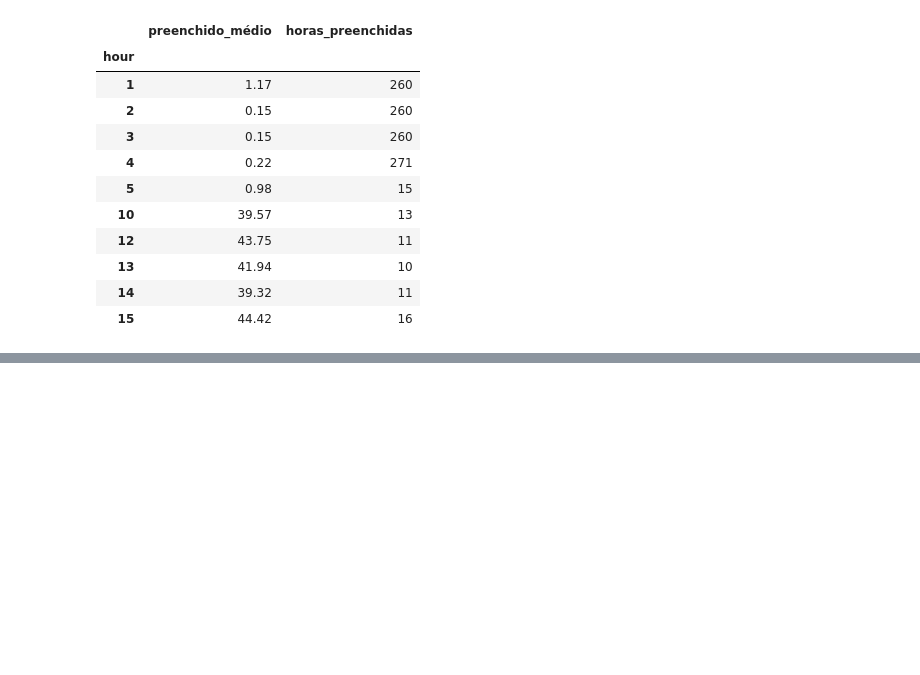
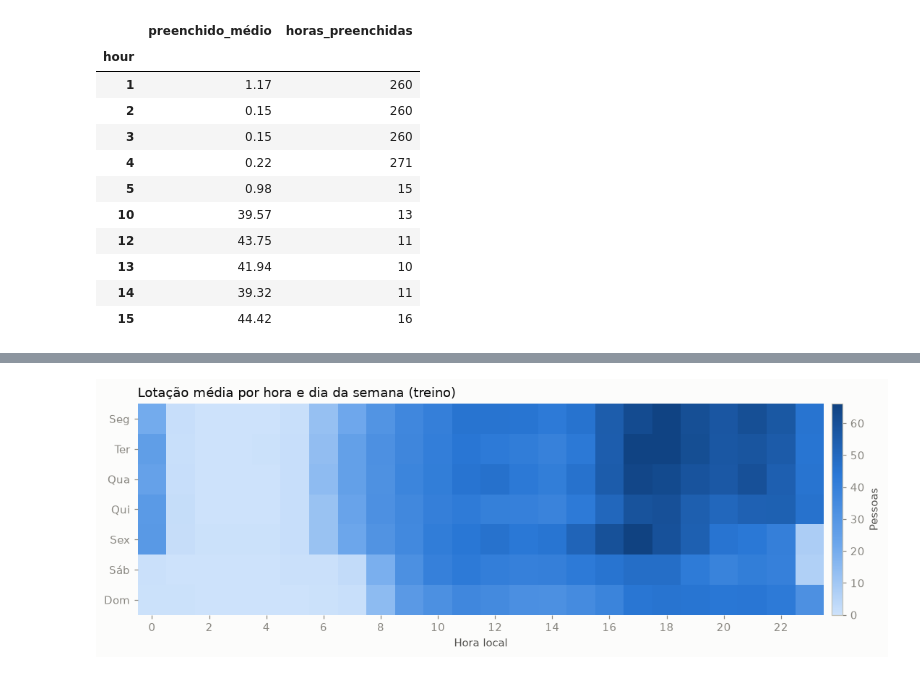
Before and after one commit to GabrielcMiranda/gym-crowndedness-forecasting, a Jupyter notebook: notebooks/02_previsao_lotacao_lstm.ipynb, the cells around one changed output, grey strips where cells are left out. Saved outputs shown, nothing was run; the diff lists cells and outputs as text; code cells hidden in the pictures; blank space fills up the shorter version.

```diff
--- a/notebooks/02_previsao_lotacao_lstm.ipynb
+++ b/notebooks/02_previsao_lotacao_lstm.ipynb
@@ -657,0 +662,24 @@ Horas preenchidas depois da correção:
+# %%
+training_hourly = hourly.loc[:training_end]
+training_readings = readings[readings["local_time"] <= training_end]
+
+weekday_names = ["Seg", "Ter", "Qua", "Qui", "Sex", "Sáb", "Dom"]
+hour_weekday_mean = (
+    training_hourly.assign(hour_of_day=training_hourly.index.hour, weekday=training_hourly.index.day_of_week)
+    .pivot_table(index="weekday", columns="hour_of_day", values="people_observed", aggfunc="mean")
+)
+sequential_blues = LinearSegmentedColormap.from_list("sequential_blues", ["#cde2fb", "#6da7ec", "#2a78d6", "#104281"])
+
+fig, ax = plt.subplots(figsize=(11, 3.6))
+heatmap = ax.imshow(hour_weekday_mean.values, aspect="auto", cmap=sequential_blues, vmin=0)
+ax.set_title("Lotação média por hora e dia da semana (treino)")
+ax.set_xlabel("Hora local")
+ax.set_xticks(range(0, 24, 2))
+ax.set_yticks(range(7), weekday_names)
+ax.grid(False)
+ax.spines[["left", "bottom"]].set_visible(False)
+fig.colorbar(heatmap, ax=ax, label="Pessoas", pad=0.01)
+fig.tight_layout()
+plt.show()
+# %% [output]
+[figure, added]
```
Also changed, not shown: parts of 6 cells of this notebook.
